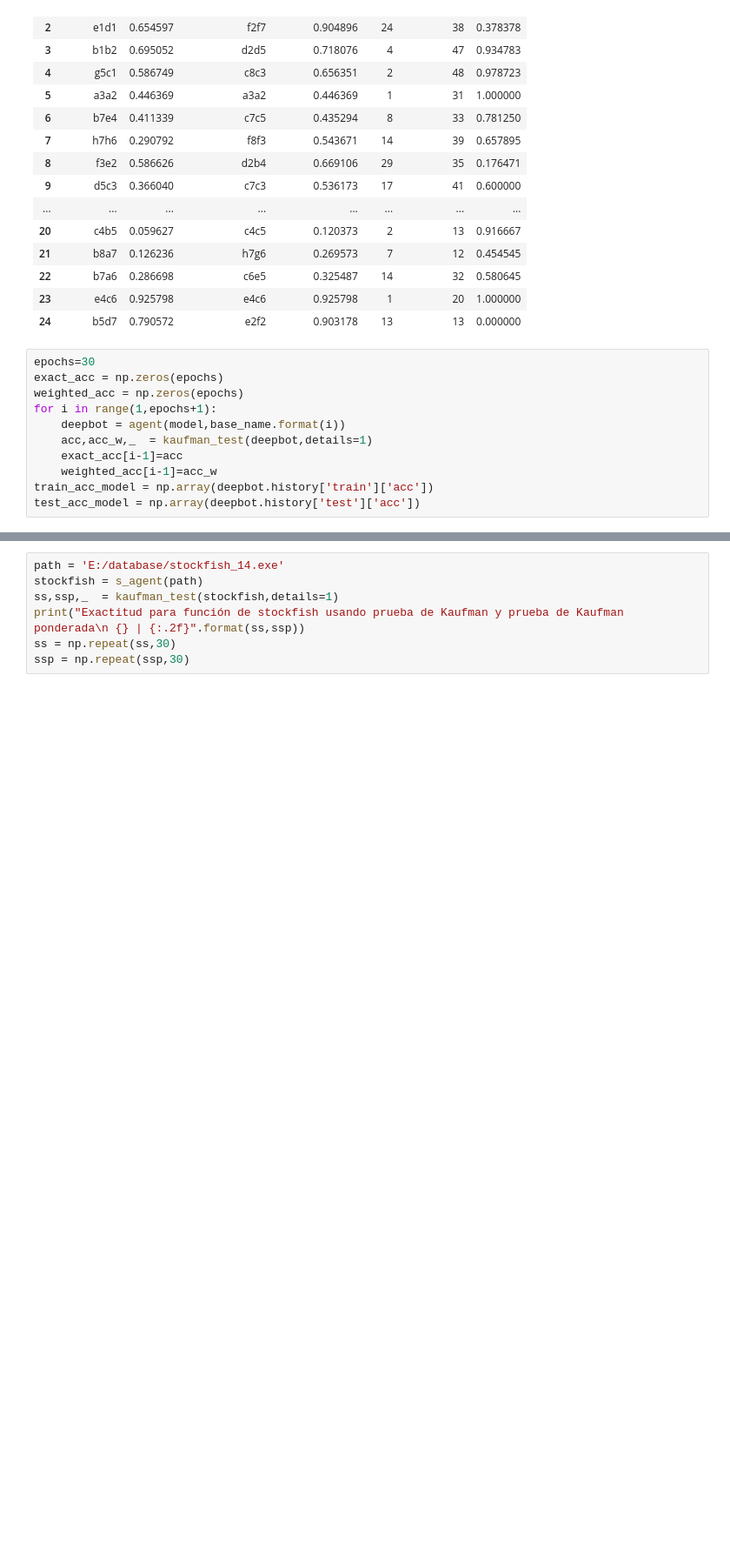
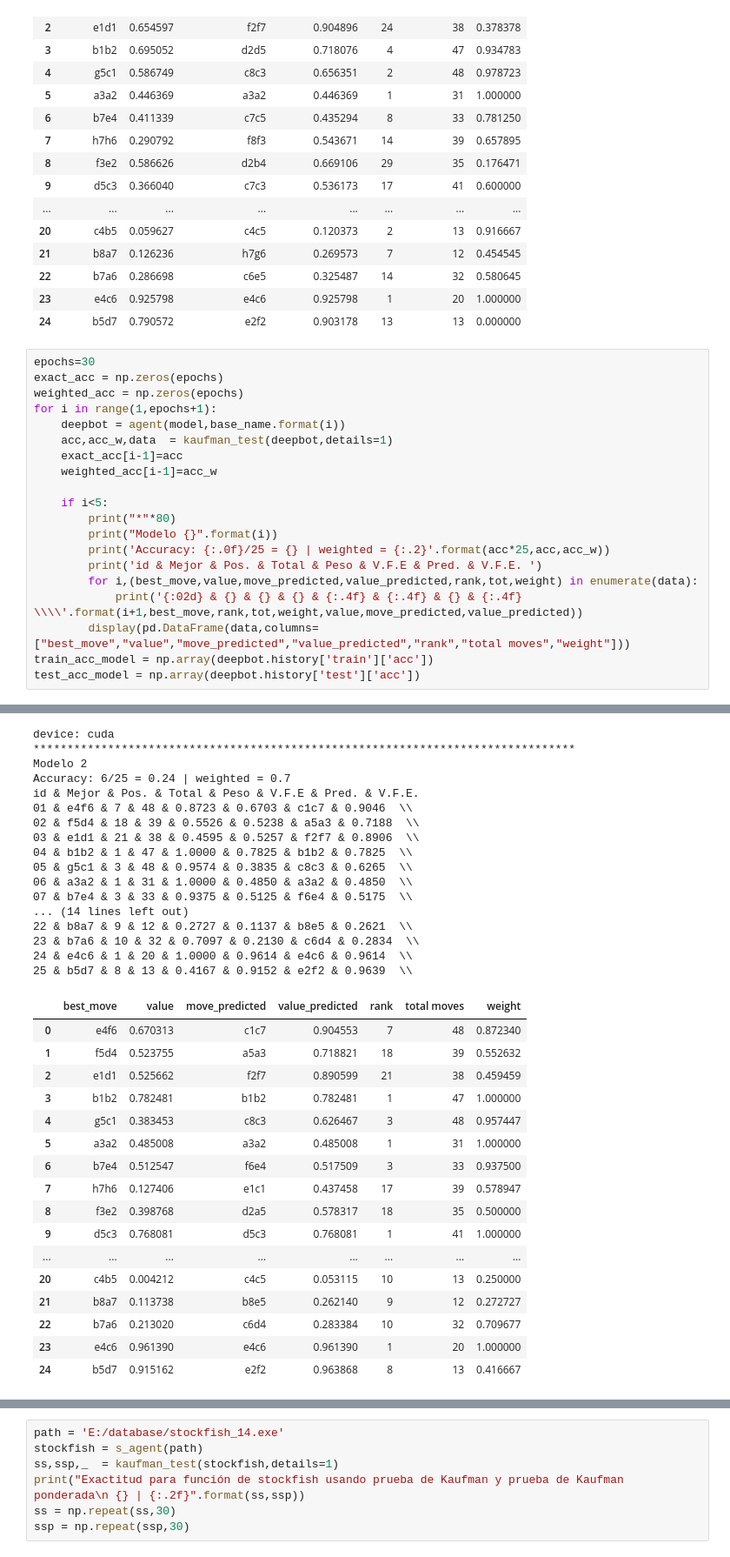
Before and after one commit to HectorJuarezL/chesslab-old, a Jupyter notebook: examples/AgentTestTorch.ipynb, the cells around one changed output, grey strips where cells are left out. Shown at 87% size. Drawn from its saved outputs; the diff is of its cells as text; blank space fills up the shorter version.

```diff
--- a/examples/AgentTestTorch.ipynb
+++ b/examples/AgentTestTorch.ipynb
@@ -166,9 +167,18 @@ exact_acc = np.zeros(epochs)
 weighted_acc = np.zeros(epochs)
 for i in range(1,epochs+1):
     deepbot = agent(model,base_name.format(i))
-    acc,acc_w,_  = kaufman_test(deepbot,details=1)
+    acc,acc_w,data  = kaufman_test(deepbot,details=1)
     exact_acc[i-1]=acc
     weighted_acc[i-1]=acc_w
+
+    if i<5:
+        print("*"*80)
+        print("Modelo {}".format(i))
+        print('Accuracy: {:.0f}/25 = {} | weighted = {:.2}'.format(acc*25,acc,acc_w))
+        print('id & Mejor & Pos. & Total & Peso & V.F.E & Pred. & V.F.E. ')
+        for i,(best_move,value,move_predicted,value_predicted,rank,tot,weight) in enumerate(data):
+            print('{:02d} & {} & {} & {} & {:.4f} & {:.4f} & {} & {:.4f}  \\\\'.format(i+1,best_move,rank,tot,weight,value,move_predicted,value_predicted))
+        display(pd.DataFrame(data,columns=["best_move","value","move_predicted","value_predicted","rank","total moves","weight"]))
 train_acc_model = np.array(deepbot.history['train']['acc'])
 test_acc_model = np.array(deepbot.history['test']['acc'])
 # %% [output]
@@ -191,0 +219,34 @@ device: cuda
+device: cuda
+********************************************************************************
+Modelo 2
+Accuracy: 6/25 = 0.24 | weighted = 0.7
+id & Mejor & Pos. & Total & Peso & V.F.E & Pred. & V.F.E.
+01 & e4f6 & 7 & 48 & 0.8723 & 0.6703 & c1c7 & 0.9046  \\
+02 & f5d4 & 18 & 39 & 0.5526 & 0.5238 & a5a3 & 0.7188  \\
+03 & e1d1 & 21 & 38 & 0.4595 & 0.5257 & f2f7 & 0.8906  \\
+04 & b1b2 & 1 & 47 & 1.0000 & 0.7825 & b1b2 & 0.7825  \\
+05 & g5c1 & 3 & 48 & 0.9574 & 0.3835 & c8c3 & 0.6265  \\
+06 & a3a2 & 1 & 31 & 1.0000 & 0.4850 & a3a2 & 0.4850  \\
+07 & b7e4 & 3 & 33 & 0.9375 & 0.5125 & f6e4 & 0.5175  \\
+... (14 lines left out)
+22 & b8a7 & 9 & 12 & 0.2727 & 0.1137 & b8e5 & 0.2621  \\
+23 & b7a6 & 10 & 32 & 0.7097 & 0.2130 & c6d4 & 0.2834  \\
+24 & e4c6 & 1 & 20 & 1.0000 & 0.9614 & e4c6 & 0.9614  \\
+25 & b5d7 & 8 & 13 & 0.4167 & 0.9152 & e2f2 & 0.9639  \\
+|  | best_move | value | move_predicted | value_predicted | rank | total moves | weight |
+| 0 | e4f6 | 0.670313 | c1c7 | 0.904553 | 7 | 48 | 0.872340 |
+| 1 | f5d4 | 0.523755 | a5a3 | 0.718821 | 18 | 39 | 0.552632 |
+| 2 | e1d1 | 0.525662 | f2f7 | 0.890599 | 21 | 38 | 0.459459 |
+| 3 | b1b2 | 0.782481 | b1b2 | 0.782481 | 1 | 47 | 1.000000 |
+| 4 | g5c1 | 0.383453 | c8c3 | 0.626467 | 3 | 48 | 0.957447 |
+| 5 | a3a2 | 0.485008 | a3a2 | 0.485008 | 1 | 31 | 1.000000 |
+| 6 | b7e4 | 0.512547 | f6e4 | 0.517509 | 3 | 33 | 0.937500 |
+| 7 | h7h6 | 0.127406 | e1c1 | 0.437458 | 17 | 39 | 0.578947 |
+| 8 | f3e2 | 0.398768 | d2a5 | 0.578317 | 18 | 35 | 0.500000 |
+| 9 | d5c3 | 0.768081 | d5c3 | 0.768081 | 1 | 41 | 1.000000 |
+| ... | ... | ... | ... | ... | ... | ... | ... |
+| 20 | c4b5 | 0.004212 | c4c5 | 0.053115 | 10 | 13 | 0.250000 |
+| 21 | b8a7 | 0.113738 | b8e5 | 0.262140 | 9 | 12 | 0.272727 |
+| 22 | b7a6 | 0.213020 | c6d4 | 0.283384 | 10 | 32 | 0.709677 |
+| 23 | e4c6 | 0.961390 | e4c6 | 0.961390 | 1 | 20 | 1.000000 |
+| 24 | b5d7 | 0.915162 | e2f2 | 0.963868 | 8 | 13 | 0.416667 |
```
Also changed, not shown: parts of 5 cells of this notebook, 15 other files.
